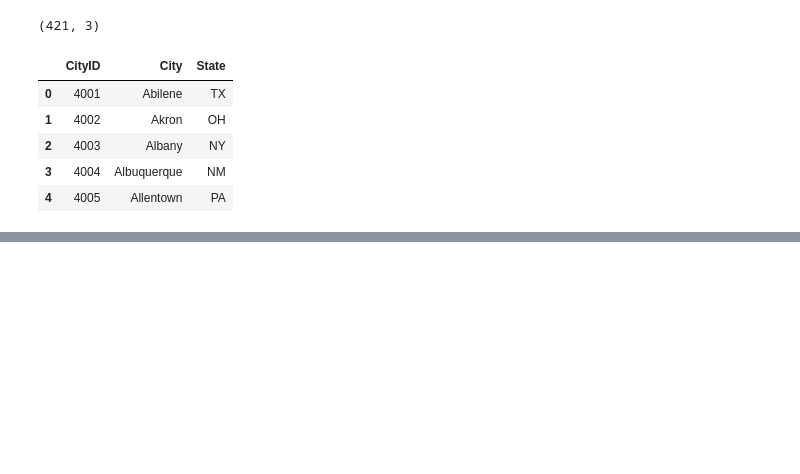
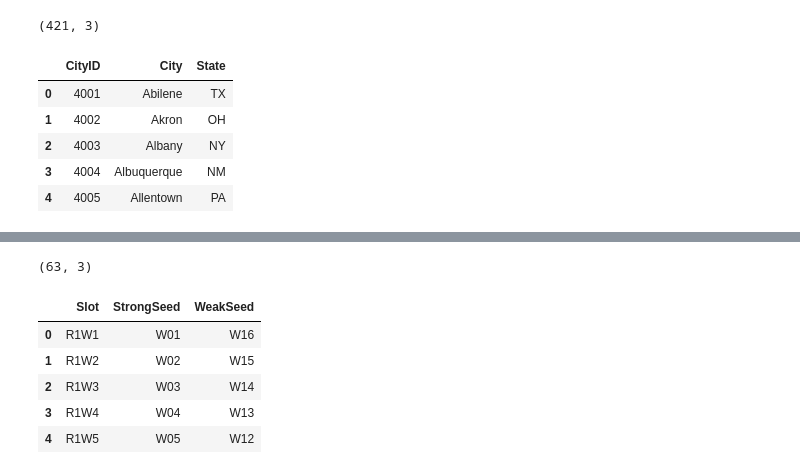
Before and after one commit to MJeremy2017/machine-learning-models, a Jupyter notebook: Kaggle-NCAA/Match-Prediction.ipynb, the cells around one changed output, grey strips where cells are left out. Drawn from its saved outputs; the diff is of its cells as text; code cells hidden in the pictures; blank space fills up the shorter version.

```diff
--- a/Kaggle-NCAA/Match-Prediction.ipynb
+++ b/Kaggle-NCAA/Match-Prediction.ipynb
@@ -187,0 +230,12 @@ wcities.head()
+# %%
+tourney_slots = pd.read_csv("womens-machine-learning-competition-2019/WDataFiles/WNCAATourneySlots.csv")
+print(tourney_slots.shape)
+tourney_slots.head()
+# %% [output]
+(63, 3)
+|  | Slot | StrongSeed | WeakSeed |
+| 0 | R1W1 | W01 | W16 |
+| 1 | R1W2 | W02 | W15 |
+| 2 | R1W3 | W03 | W14 |
+| 3 | R1W4 | W04 | W13 |
+| 4 | R1W5 | W05 | W12 |
```
Also changed, not shown: parts of 5 cells of this notebook.
